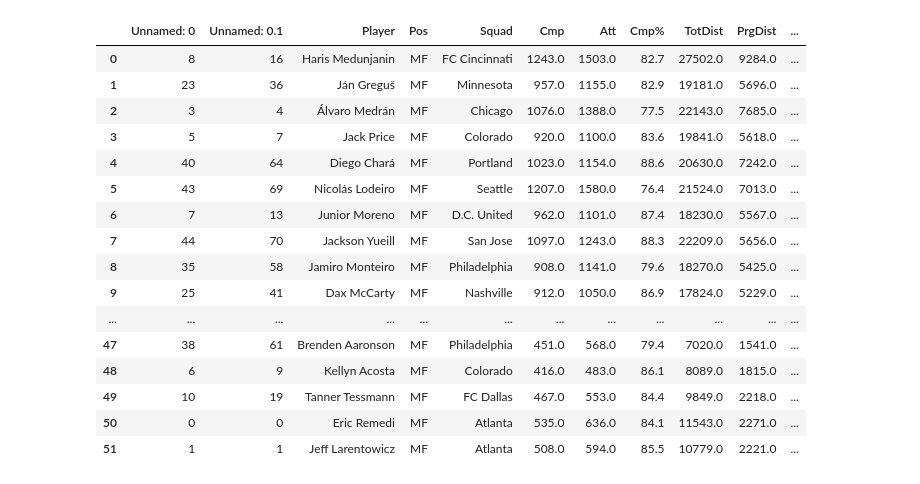
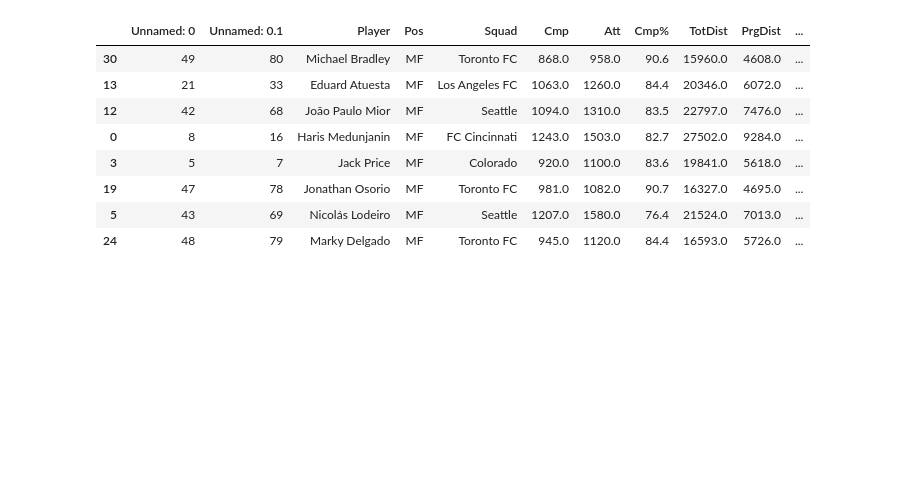
Before and after one commit to BetJayUK/notebooks, a Jupyter notebook: DataJourney.ipynb, the cells around one changed output. Drawn from its saved outputs; the diff is of its cells as text; code cells hidden in the pictures; blank space fills up the shorter version.

```diff
--- a/DataJourney.ipynb
+++ b/DataJourney.ipynb
@@ -124,3 +140,0 @@ ax = sns.swarmplot(x="PPN",
-# %%
-DFPPN = df.sort_values(by='PPN', ascending=False)
-DFPPN1 = DFPPN.head(8)
@@ -150,20 +141,12 @@ df['PPN'] = (df['Cmp']/df['Mins'])*90
-# %%
-df
-# %% [output]
-|  | Unnamed: 0 | Unnamed: 0.1 | Player | Pos | Squad | Cmp | Att | Cmp% | TotDist | PrgDist | ... |
-| 0 | 8 | 16 | Haris Medunjanin | MF | FC Cincinnati | 1243.0 | 1503.0 | 82.7 | 27502.0 | 9284.0 | ... |
-| 1 | 23 | 36 | Ján Greguš | MF | Minnesota | 957.0 | 1155.0 | 82.9 | 19181.0 | 5696.0 | ... |
-| 2 | 3 | 4 | Álvaro Medrán | MF | Chicago | 1076.0 | 1388.0 | 77.5 | 22143.0 | 7685.0 | ... |
-| 3 | 5 | 7 | Jack Price | MF | Colorado | 920.0 | 1100.0 | 83.6 | 19841.0 | 5618.0 | ... |
-| 4 | 40 | 64 | Diego Chará | MF | Portland | 1023.0 | 1154.0 | 88.6 | 20630.0 | 7242.0 | ... |
-| 5 | 43 | 69 | Nicolás Lodeiro | MF | Seattle | 1207.0 | 1580.0 | 76.4 | 21524.0 | 7013.0 | ... |
-| 6 | 7 | 13 | Junior Moreno | MF | D.C. United | 962.0 | 1101.0 | 87.4 | 18230.0 | 5567.0 | ... |
-| 7 | 44 | 70 | Jackson Yueill | MF | San Jose | 1097.0 | 1243.0 | 88.3 | 22209.0 | 5656.0 | ... |
-| 8 | 35 | 58 | Jamiro Monteiro | MF | Philadelphia | 908.0 | 1141.0 | 79.6 | 18270.0 | 5425.0 | ... |
-| 9 | 25 | 41 | Dax McCarty | MF | Nashville | 912.0 | 1050.0 | 86.9 | 17824.0 | 5229.0 | ... |
-| ... | ... | ... | ... | ... | ... | ... | ... | ... | ... | ... | ... |
-| 47 | 38 | 61 | Brenden Aaronson | MF | Philadelphia | 451.0 | 568.0 | 79.4 | 7020.0 | 1541.0 | ... |
-| 48 | 6 | 9 | Kellyn Acosta | MF | Colorado | 416.0 | 483.0 | 86.1 | 8089.0 | 1815.0 | ... |
-| 49 | 10 | 19 | Tanner Tessmann | MF | FC Dallas | 467.0 | 553.0 | 84.4 | 9849.0 | 2218.0 | ... |
-| 50 | 0 | 0 | Eric Remedi | MF | Atlanta | 535.0 | 636.0 | 84.1 | 11543.0 | 2271.0 | ... |
-| 51 | 1 | 1 | Jeff Larentowicz | MF | Atlanta | 508.0 | 594.0 | 85.5 | 10779.0 | 2221.0 | ... |
+# %%
+DFPPN1
+# %% [output]
+|  | Unnamed: 0 | Unnamed: 0.1 | Player | Pos | Squad | Cmp | Att | Cmp% | TotDist | PrgDist | ... |
+| 30 | 49 | 80 | Michael Bradley | MF | Toronto FC | 868.0 | 958.0 | 90.6 | 15960.0 | 4608.0 | ... |
+| 13 | 21 | 33 | Eduard Atuesta | MF | Los Angeles FC | 1063.0 | 1260.0 | 84.4 | 20346.0 | 6072.0 | ... |
+| 12 | 42 | 68 | João Paulo Mior | MF | Seattle | 1094.0 | 1310.0 | 83.5 | 22797.0 | 7476.0 | ... |
+| 0 | 8 | 16 | Haris Medunjanin | MF | FC Cincinnati | 1243.0 | 1503.0 | 82.7 | 27502.0 | 9284.0 | ... |
+| 3 | 5 | 7 | Jack Price | MF | Colorado | 920.0 | 1100.0 | 83.6 | 19841.0 | 5618.0 | ... |
+| 19 | 47 | 78 | Jonathan Osorio | MF | Toronto FC | 981.0 | 1082.0 | 90.7 | 16327.0 | 4695.0 | ... |
+| 5 | 43 | 69 | Nicolás Lodeiro | MF | Seattle | 1207.0 | 1580.0 | 76.4 | 21524.0 | 7013.0 | ... |
+| 24 | 48 | 79 | Marky Delgado | MF | Toronto FC | 945.0 | 1120.0 | 84.4 | 16593.0 | 5726.0 | ... |
```
Also changed, not shown: parts of 5 cells of this notebook.
